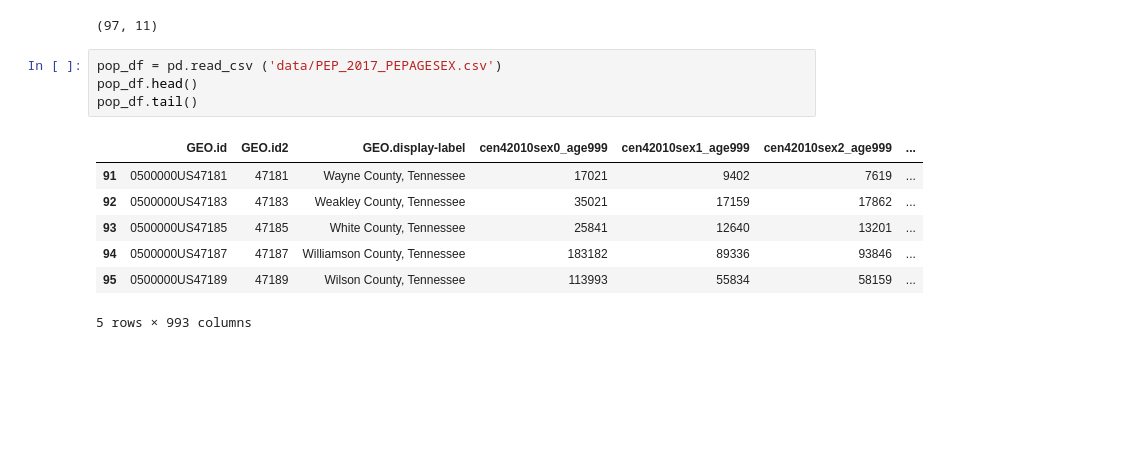
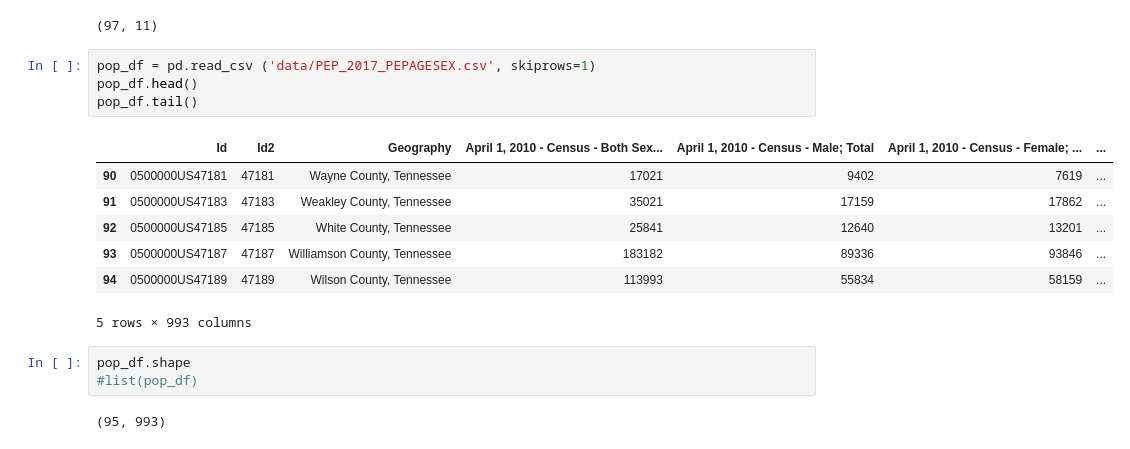
Before and after one commit to AriannaRigon/vanderbilt-aspire-data-essentials, a Jupyter notebook: ClassNotebook.ipynb, the cells around one changed output. Cells and saved outputs as stored; diff of their text form; blank space fills up the shorter version.

```diff
--- a/ClassNotebook.ipynb
+++ b/ClassNotebook.ipynb
@@ -74,14 +87,19 @@ cancer_df.shape
 # %% [output]
 (97, 11)
 # %%
-pop_df = pd.read_csv ('data/PEP_2017_PEPAGESEX.csv')
+pop_df = pd.read_csv ('data/PEP_2017_PEPAGESEX.csv', skiprows=1)
 pop_df.head()
 pop_df.tail()
 # %% [output]
-|  | GEO.id | GEO.id2 | GEO.display-label | cen42010sex0_age999 | cen42010sex1_age999 | cen42010sex2_age999 | ... |
-| 91 | 0500000US47181 | 47181 | Wayne County, Tennessee | 17021 | 9402 | 7619 | ... |
-| 92 | 0500000US47183 | 47183 | Weakley County, Tennessee | 35021 | 17159 | 17862 | ... |
-| 93 | 0500000US47185 | 47185 | White County, Tennessee | 25841 | 12640 | 13201 | ... |
-| 94 | 0500000US47187 | 47187 | Williamson County, Tennessee | 183182 | 89336 | 93846 | ... |
-| 95 | 0500000US47189 | 47189 | Wilson County, Tennessee | 113993 | 55834 | 58159 | ... |
+|  | Id | Id2 | Geography | April 1, 2010 - Census - Both Sex... | April 1, 2010 - Census - Male; Total | April 1, 2010 - Census - Female; ... | ... |
+| 90 | 0500000US47181 | 47181 | Wayne County, Tennessee | 17021 | 9402 | 7619 | ... |
+| 91 | 0500000US47183 | 47183 | Weakley County, Tennessee | 35021 | 17159 | 17862 | ... |
+| 92 | 0500000US47185 | 47185 | White County, Tennessee | 25841 | 12640 | 13201 | ... |
+| 93 | 0500000US47187 | 47187 | Williamson County, Tennessee | 183182 | 89336 | 93846 | ... |
+| 94 | 0500000US47189 | 47189 | Wilson County, Tennessee | 113993 | 55834 | 58159 | ... |
 5 rows × 993 columns
+# %%
+pop_df.shape
+#list(pop_df)
+# %% [output]
+(95, 993)
```
Also changed, not shown: parts of 67 cells of this notebook.
